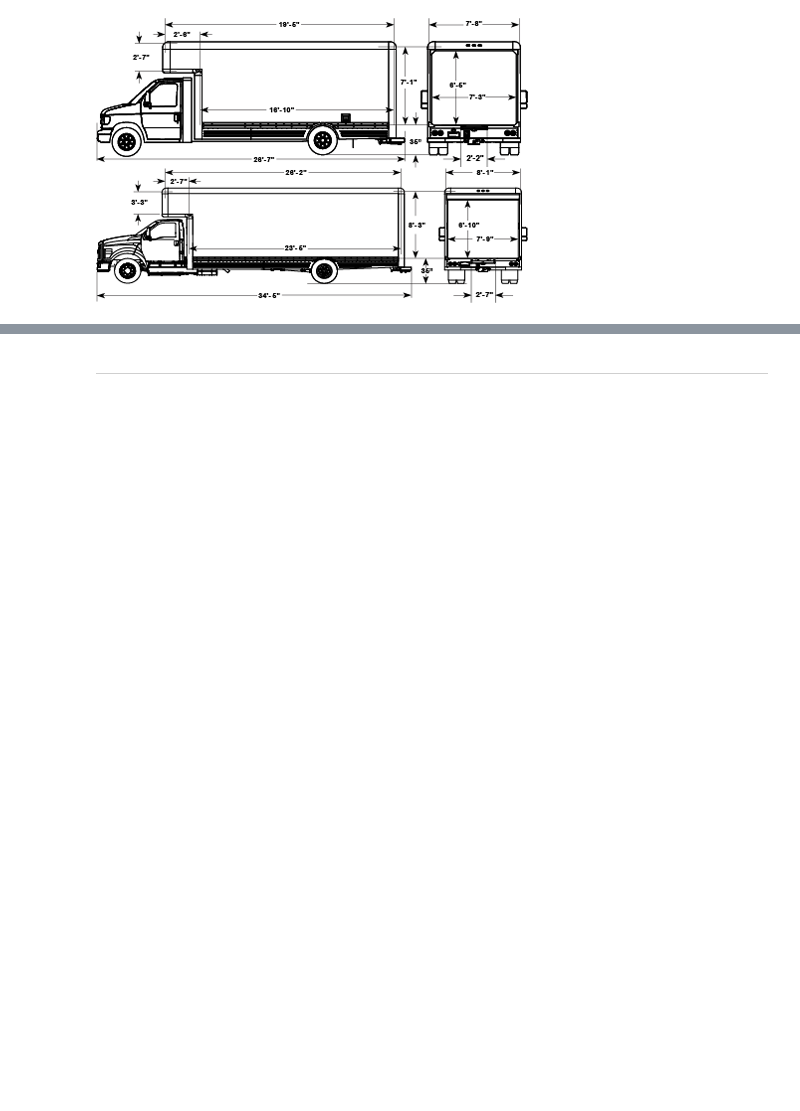
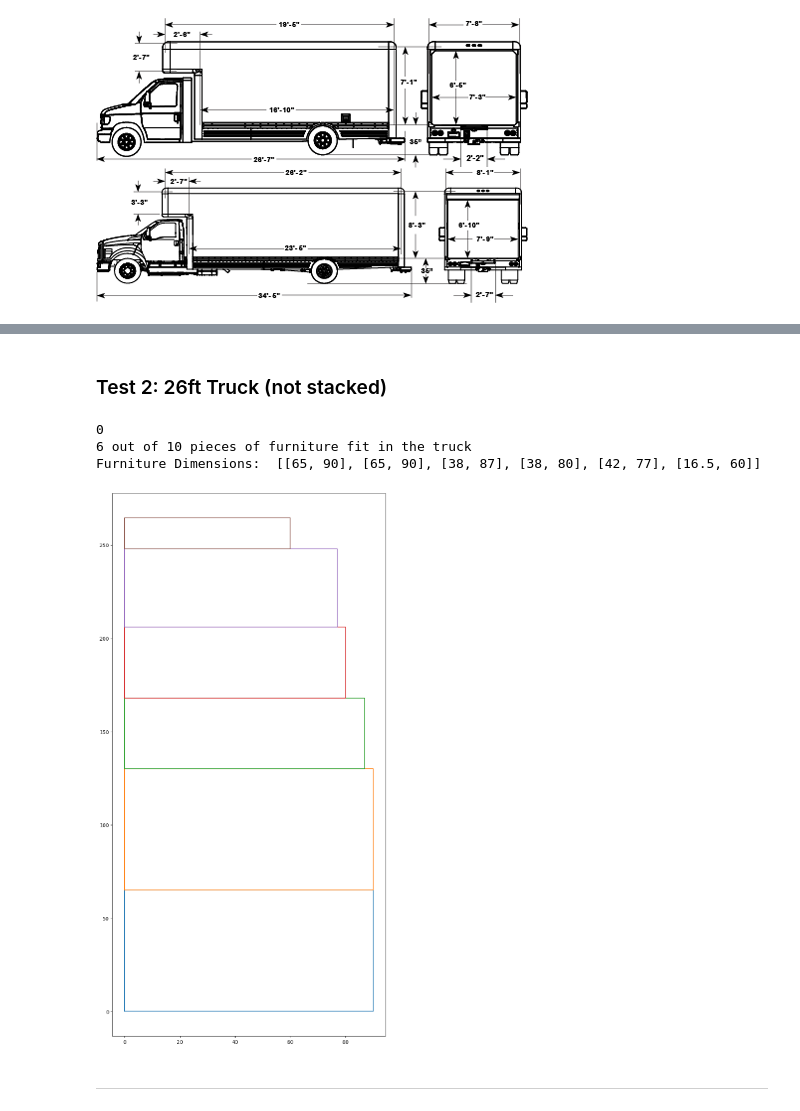
Before and after one commit to javier-jaime/House_Move, a Jupyter notebook: Moving_Truck_Optimization_with_RectPack_Demo.ipynb, the cells around one changed output, grey strips where cells are left out. Saved outputs shown, nothing was run; the diff lists cells and outputs as text; code cells hidden in the pictures; blank space fills up the shorter version.

```diff
--- a/Moving_Truck_Optimization_with_RectPack_Demo.ipynb
+++ b/Moving_Truck_Optimization_with_RectPack_Demo.ipynb
@@ -101,3 +118,22 @@ Dimensions:  [[38, 87], [38, 80], [42, 77], [42, 77], [35, 38]]
 [figure]
+# %% [markdown]
+### Test 2: 26ft Truck (not stacked)
+# %%
+# Test 2 26 ft Truck
+
+all_rects, all_furniture = solver(list, truck26)
+
+# Count number of furniture
+
+print( len(all_furniture), "out of", len(list), "pieces of furniture fit in the truck")
+
+print("Furniture Dimensions: ", all_furniture)
+
+plot_solution(all_rects)
+# %% [output]
+0
+6 out of 10 pieces of furniture fit in the truck
+Furniture Dimensions:  [[65, 90], [65, 90], [38, 87], [38, 80], [42, 77], [16.5, 60]]
+[figure, added]
 # %% [markdown]
 ---
```
Also changed, not shown: parts of 11 cells of this notebook.
